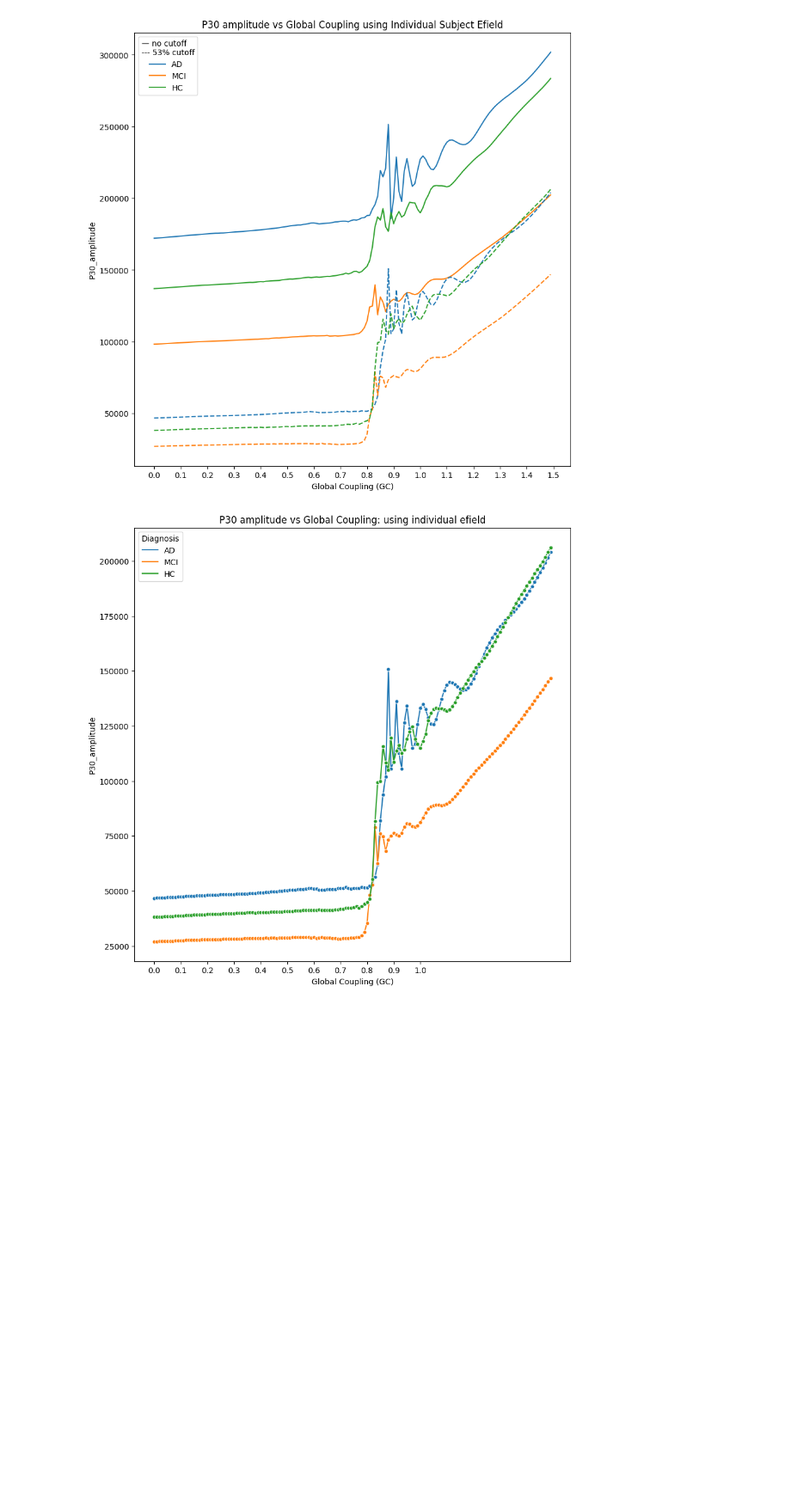
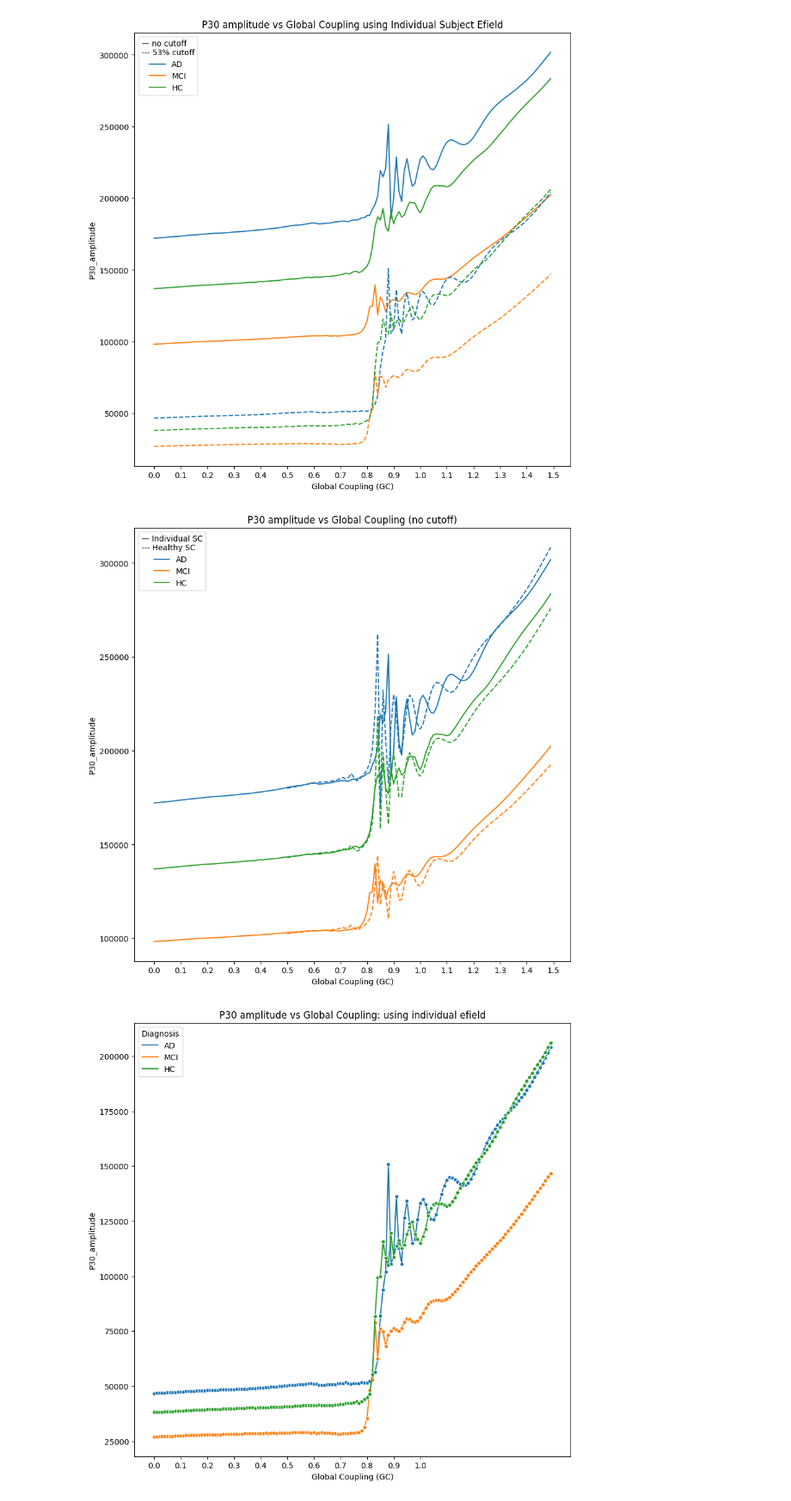
Before and after one commit to anujanegi/TMS-simulation, a Jupyter notebook: param explore viz.ipynb, the cells around one changed output. Shown at 86% size. Saved outputs shown, nothing was run; the diff lists cells and outputs as text; code cells hidden in the pictures; blank space fills up the shorter version.

Commit message:
added more experiment comparisons

```diff
--- a/param explore viz.ipynb
+++ b/param explore viz.ipynb
@@ -121,6 +123,34 @@ plt.title("P30 amplitude vs Global Coupling (with 53% cutoff)")
 plt.show()
 # %% [output]
 [figure]
+# %%
+
+# with group average efield and no cutoff: group_ana_without_cutoff
+gc_values = []
+types = []
+P30_amplitude = []
+for gc in np.arange(0, 1.5, 0.01):
+
+    gc_ = gc.round(2)
+    try:
+        tms_eeg, _ = _get_evoked_group_averages(dt, efield_type_in_sim='individual', experiment='healthy_SC_without_cutoff', gc=gc_)
+
+
+        for type in tms_eeg:
+            types.append(type)
+            gc_values.append(gc)
+            P30_amplitudes = []
+            for subject_eeg in tms_eeg[type]:
+                P30_amplitudes.append(np.average(subject_eeg, axis=1)[1030]) #avg over all electrodes for 1 subject and extract P30 amplitude
+            P30_amplitude.append(np.average(P30_amplitudes)) #avg over all subjects
+
+    except:
+        pass
+
+import pandas as pd
+df_healthy_SC_without_cutoff = pd.DataFrame(
+    {"Diagnosis": types, "P30_amplitude": P30_amplitude, "Global Coupling (GC)": gc_values}
+)
 # %%
 # plot comparison of using individual subject efield vs group average efield for no cutoff case
 plt.figure(figsize=(10, 10))
@@ -157,6 +187,24 @@ plt.title("P30 amplitude vs Global Coupling using Individual Subject Efield")
 plt.show()
 # %% [output]
 [figure]
+# %%
+# plot comparison of using individual subject SC vs healthy SC for cutoff case
+plt.figure(figsize=(10, 10))
+sns.lineplot(x='Global Coupling (GC)', y='P30_amplitude', hue='Diagnosis',
+             data=df_ind_efield_without_cutoff, linestyle='-', markersize=5, dashes=False)
+
+sns.lineplot(x='Global Coupling (GC)', y='P30_amplitude', hue='Diagnosis',
+             data=df_healthy_SC_without_cutoff, linestyle='--', markersize=5, dashes=False, legend=False)
+#chnage legend title
+plt.legend(title='— Individual SC\n--- Healthy SC')
+
+
+# set x axis ticks
+plt.xticks(np.arange(0, 1.51, 0.1))
+plt.title("P30 amplitude vs Global Coupling (no cutoff)")
+plt.show()
+# %% [output]
+[figure, added]
 # %%
 gc_values = []
 types = []
```
Also changed, not shown: parts of 10 cells of this notebook.
